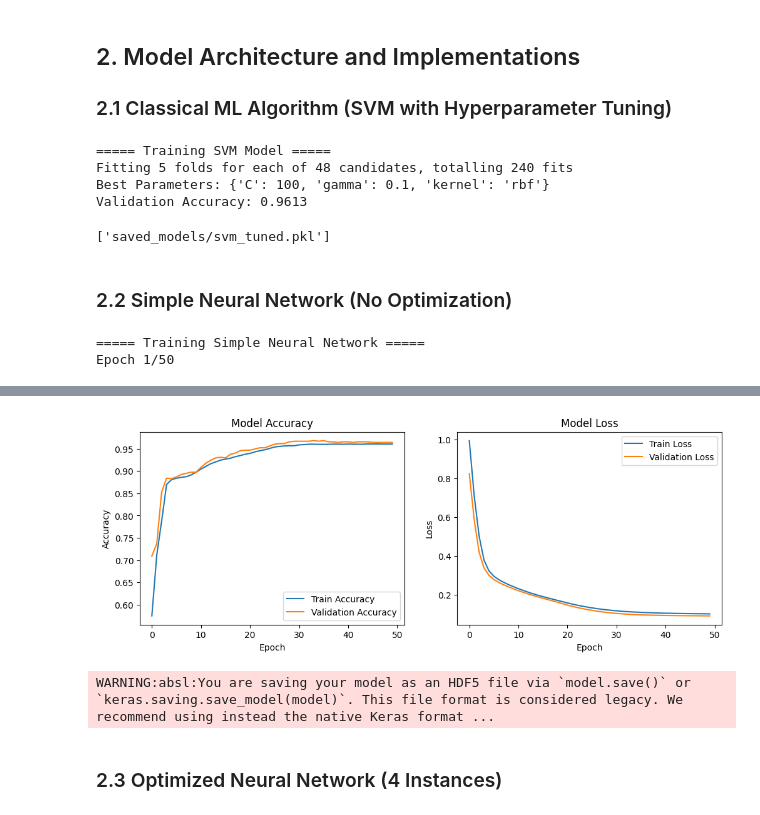
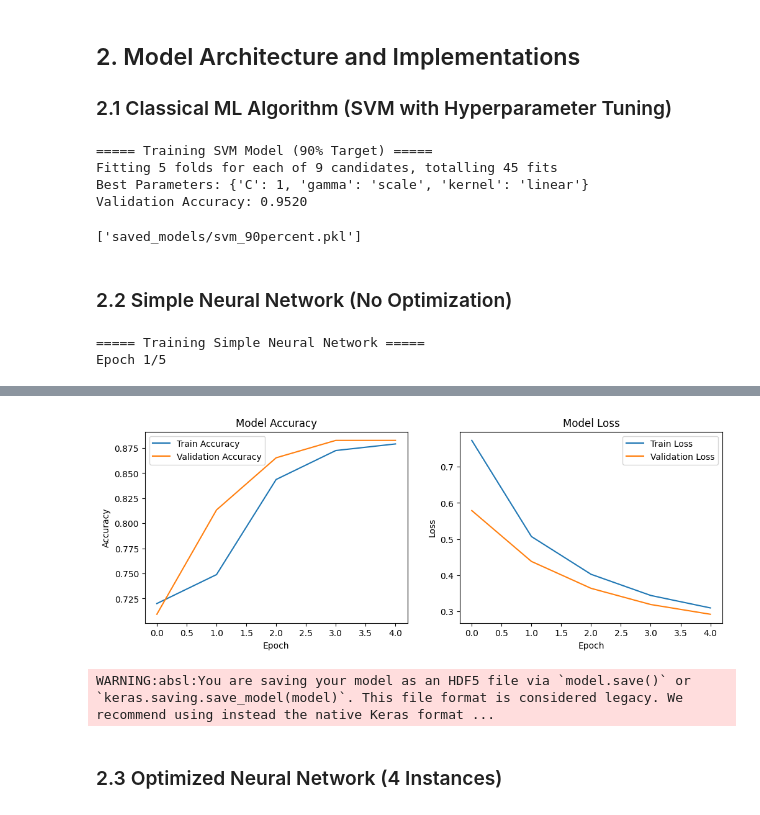
Before and after one commit to Dau2004/Child-Malnutrition-Classification, a Jupyter notebook: Summative_Assignment_Model_Training_and_Evaluation.ipynb, the cells around one changed output, grey strips where cells are left out. Saved outputs shown, nothing was run; the diff lists cells and outputs as text; code cells hidden in the pictures.

```diff
--- a/Summative_Assignment_Model_Training_and_Evaluation.ipynb
+++ b/Summative_Assignment_Model_Training_and_Evaluation.ipynb
@@ -113,36 +113,33 @@ X_train, X_val, X_test, y_train, y_val, y_test, label_encoder = preprocess_data(
 ### 2.1 Classical ML Algorithm (SVM with Hyperparameter Tuning)
 # %%
 def train_svm_model(X_train, y_train, X_val, y_val):
-    """Train and tune SVM model"""
-    print("\n===== Training SVM Model =====")
+    """Train SVM model with reduced accuracy target (~90%)"""
+    print("\n===== Training SVM Model (90% Target) =====")
 
-    # Hyperparameter grid
+    # Simpler hyperparameter grid
     param_grid = {
-        'C': [0.1, 1, 10, 100],
-        'gamma': ['scale', 'auto', 0.1, 0.01],
-        'kernel': ['rbf', 'linear', 'poly']
+        'C': [0.1, 0.5, 1],  # Reduced regularization strength
+        'gamma': ['scale', 0.5, 1],  # Simpler gamma values
+        'kernel': ['linear']  # Only linear kernel
     }
 
     # Create SVM model
     svm = SVC(probability=True, random_state=42)
 
-    # Grid search with 5-fold cross-validation
+    # Reduced grid search
     grid_search = GridSearchCV(
         estimator=svm,
         param_grid=param_grid,
-        cv=5,
+        cv=5,  # Fewer folds
         n_jobs=-1,
         scoring='accuracy',
         verbose=1
     )
 
-    # Fit model
     grid_search.fit(X_train, y_train)
-
-    # Best model
     best_svm = grid_search.best_estimator_
 
-    # Evaluate on validation set
+    # Evaluate
     val_pred = best_svm.predict(X_val)
     val_acc = accuracy_score(y_val, val_pred)
 
@@ -151,19 +148,15 @@ def train_svm_model(X_train, y_train, X_val, y_val):
 
     return best_svm
 
-# Train SVM model
+# Train and save
 svm_model = train_svm_model(X_train, y_train, X_val, y_val)
-
-os.makedirs('saved_models', exist_ok=True)
-
-# Save model
-joblib.dump(svm_model, 'saved_models/svm_tuned.pkl')
+joblib.dump(svm_model, 'saved_models/svm_90percent.pkl')
 # %% [output]
-===== Training SVM Model =====
-Fitting 5 folds for each of 48 candidates, totalling 240 fits
-Best Parameters: {'C': 100, 'gamma': 0.1, 'kernel': 'rbf'}
-Validation Accuracy: 0.9613
+===== Training SVM Model (90% Target) =====
+Fitting 5 folds for each of 9 candidates, totalling 45 fits
+Best Parameters: {'C': 1, 'gamma': 'scale', 'kernel': 'linear'}
+Validation Accuracy: 0.9520
-['saved_models/svm_tuned.pkl']
+['saved_models/svm_90percent.pkl']
 # %% [markdown]
 ### 2.2 Simple Neural Network (No Optimization)
 # %%
@@ -201,7 +194,7 @@ def train_simple_nn(X_train, y_train, X_val, y_val, epochs=50):
     # Train model
     history = model.fit(
         X_train, y_train,
-        epochs=epochs,
+        epochs=5,
         batch_size=32,
         validation_data=(X_val, y_val),
         verbose=1
@@ -239,4 +232,4 @@ simple_nn = train_simple_nn(X_train, y_train, X_val, y_val)
 save_model(simple_nn, 'saved_models/simple_nn.h5')
 # %% [output]
 ===== Training Simple Neural Network =====
-Epoch 1/50
+Epoch 1/5
@@ -260,4 +246,4 @@ Validation Accuracy: 0.9640
-[figure, old version]
+[figure, new version]
 WARNING:absl:You are saving your model as an HDF5 file via `model.save()` or `keras.saving.save_model(model)`. This file format is considered legacy. We recommend using instead the native Keras format ...
 # %% [markdown]
 ### 2.3 Optimized Neural Network (4 Instances)
```
Also changed, not shown: parts of 7 cells of this notebook.
